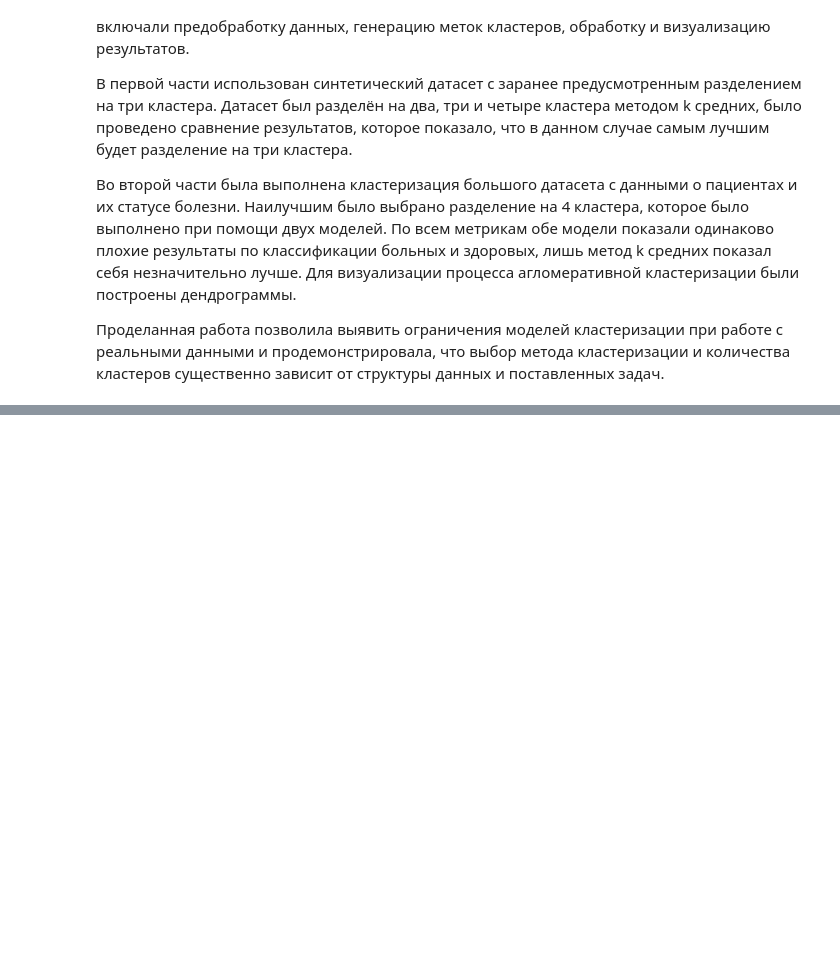
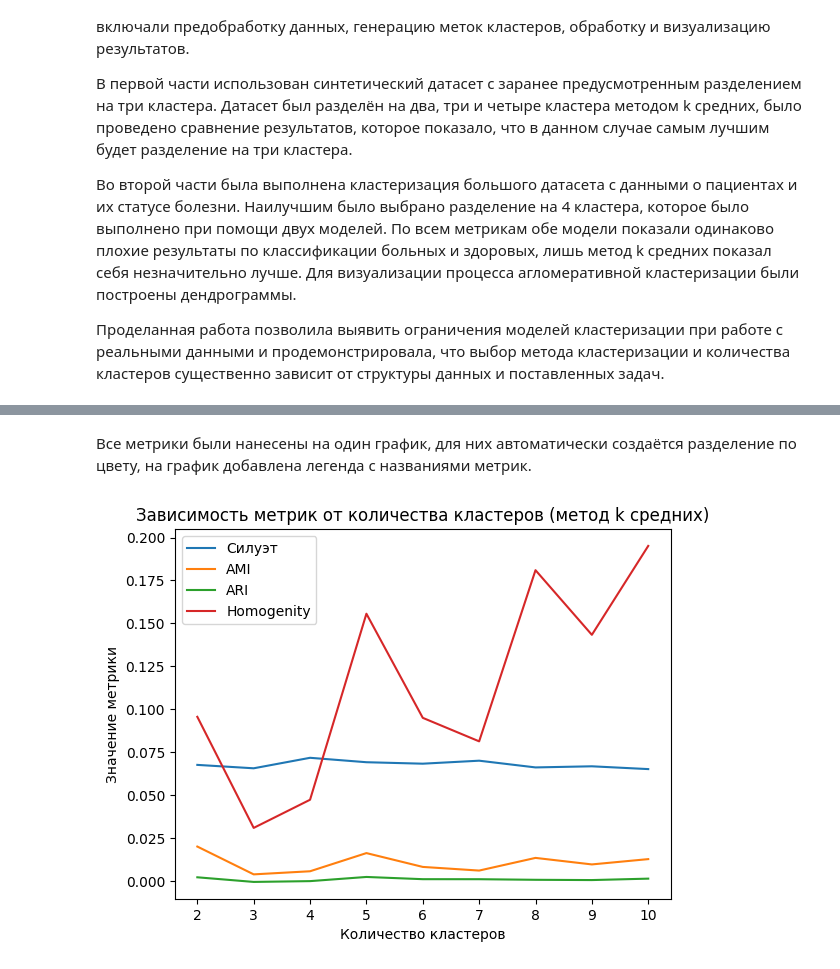
Before and after one commit to RomanPro100/DA_lab4, a Jupyter notebook: ЛР4_Прокопов_1.ipynb, the cells around one changed output, grey strips where cells are left out. Saved outputs shown, nothing was run; the diff lists cells and outputs as text; code cells hidden in the pictures; blank space fills up the shorter version.

```diff
--- a/ЛР4_Прокопов_1.ipynb
+++ b/ЛР4_Прокопов_1.ipynb
@@ -587,0 +599,10 @@ plt.show()
+# %%
+metrics_x = range(2,11)
+metrics_arr = []
+for k in metrics_x:
+    c = KMeans(
+        n_clusters=k,
+        random_state=0
+    ).fit_predict(patients_df)
+    metrics_arr.append(calc_metrics(patients_df, has_disease, c))
+metrics_arr
@@ -587,0 +630,11 @@ plt.show()
+# %%
+metrics_y = {'Силуэт': [],
+  'AMI': [],
+  'ARI': [],
+  'Homogenity': []
+}
+metrics_keys = metrics_y.keys()
+for m in metrics_arr:
+    for k in metrics_keys:
+        metrics_y[k].append(m[k])
+metrics_y
@@ -587,0 +659,13 @@ plt.show()
+# %% [markdown]
+Все метрики были нанесены на один график, для них автоматически создаётся разделение по цвету, на график добавлена
+легенда с названиями метрик.
+# %%
+plt.title("Зависимость метрик от количества кластеров (метод k средних)")
+for k in metrics_keys:
+    plt.plot(metrics_x, metrics_y[k])
+plt.xlabel("Количество кластеров")
+plt.ylabel("Значение метрики")
+plt.legend(labels=metrics_keys)
+plt.show()
+# %% [output]
+[figure, added]
```
Also changed, not shown: parts of 14 cells of this notebook.
